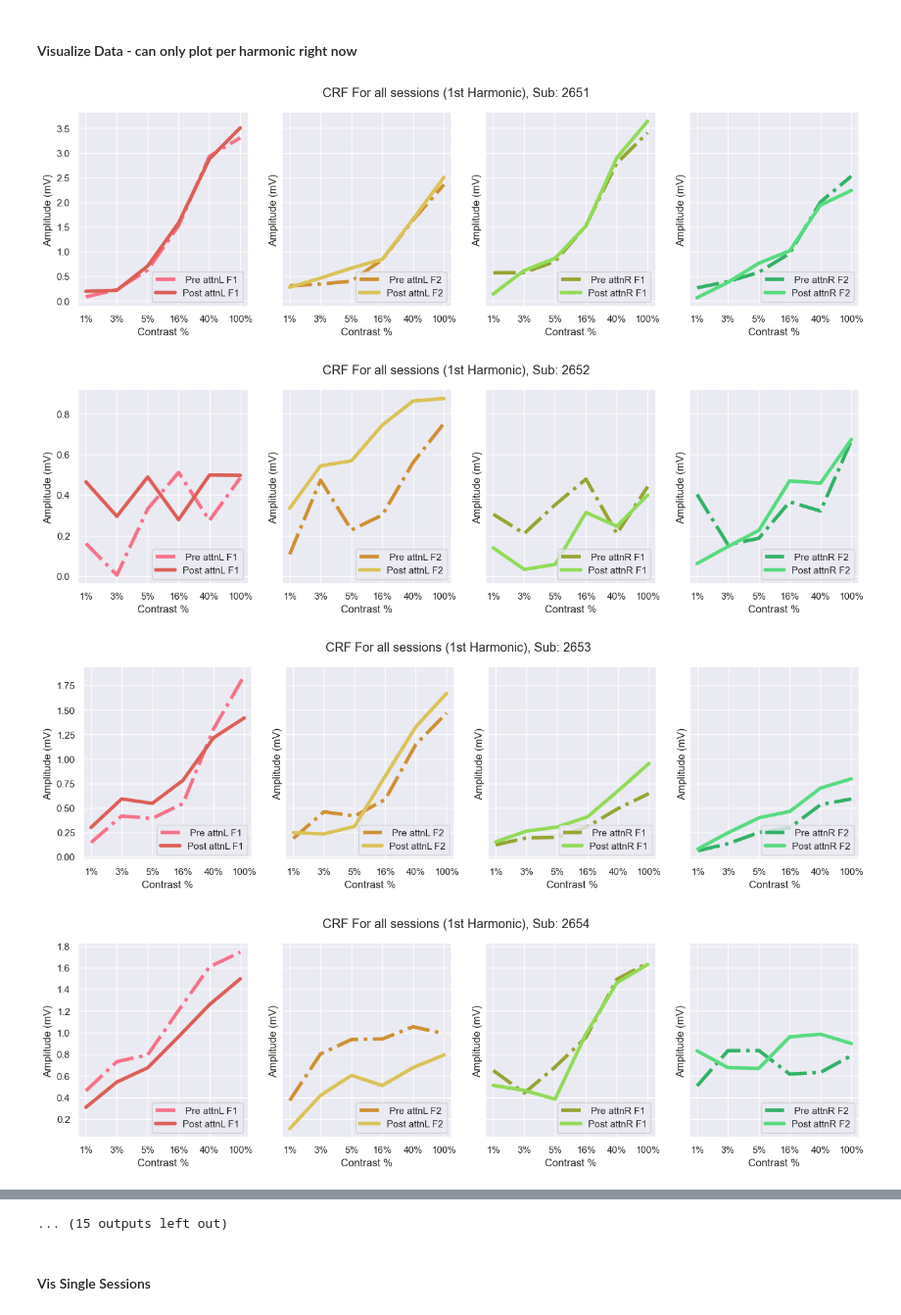
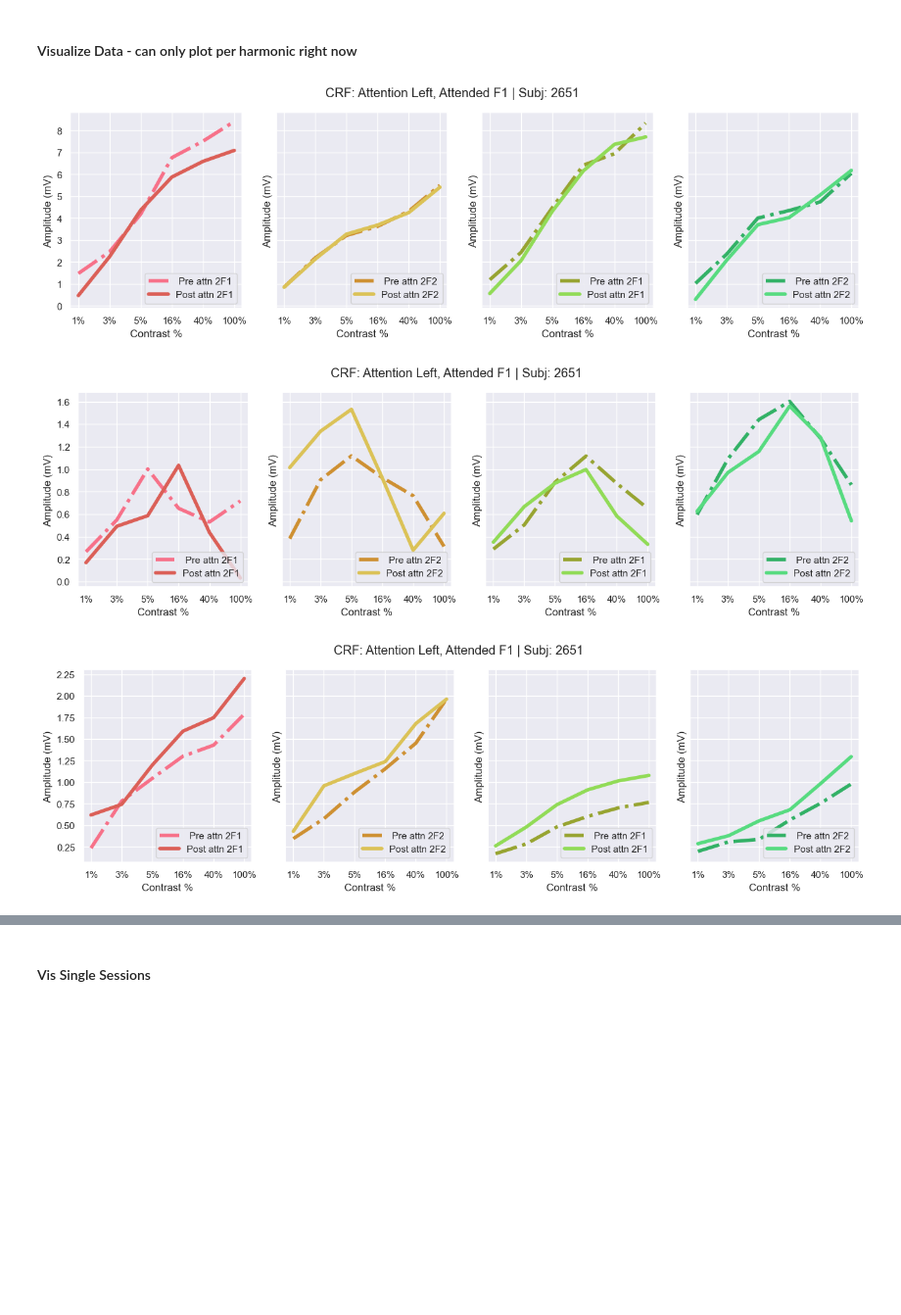
Before and after one commit to PatriciaNL/LTP_analysis, a Jupyter notebook: PythonScripts/ProcessingPipeline/S2_GetCRFs_n_Visulals.ipynb, the cells around one changed output, grey strips where cells are left out. Shown: that part at 98% size. Drawn from its saved outputs; the diff is of its cells as text; code cells hidden in the pictures; blank space fills up the shorter version.

```diff
--- a/PythonScripts/ProcessingPipeline/S2_GetCRFs_n_Visulals.ipynb
+++ b/PythonScripts/ProcessingPipeline/S2_GetCRFs_n_Visulals.ipynb
@@ -180,6 +174,4 @@ for co in range(NumConds):
     avgCRF[co] = {}  # Initialize inner dictionary for data_set_ind
     for i in range(NumSubs):
         dIn = np.array(data_out[co][i])
-        #dIn = np.squeeze(ds[:,0,:]) # this is where we choose what comp to analyze
-        #avgCRF[co][i] = CombineRealImg(dIn,NumBins, NumHarms = 2, rca_roi = 0) # 12 x 2 array
-        avgCRF[co][i] = CombineRealImg(x = dIn,NumHarms = 4,NumBins = 6, rca_roi = 0)
+        avgCRF[co][i] = CombineRealImg(x = dIn,NumHarms = 4,NumBins = 6, rca_roi = 0, KeepHarms = [0,1,2,3])
@@ -265,26 +254,29 @@ Average CRF Saved! :))
 # %%
 sns.set_theme()
 dpi = 150 # img res
 
-HarmInd = NumBins*2
+HarmInd = NumBins
 
-for sub_ind in range(NumSubs):# NumSubs
+for sub_ind in range(3):# NumSubs
     fig, axs = plt.subplots(1,4,figsize = (16,4), sharey = True )
     for c in range(NumConds):
+
+        t_lab = str(dk_labs[c])
+        co_l = t_lab[0:4]
+        harm_l = t_lab[6:]
         ImgName = (f'Sub_{SubName[sub_ind]}_data2F_.png')
-        axs[c].plot(avgCRF[c][sub_ind][0+HarmInd:6+HarmInd,0], label = f' Pre {dk_labs[c]}', color = x[c], linewidth = 4, linestyle = '-.')
-        axs[c].plot(avgCRF[c][sub_ind][0+HarmInd:6+HarmInd,1], label = f'Post {dk_labs[c]}', color = y[c], linewidth = 4)
+        axs[c].plot(avgCRF[c][sub_ind][0+HarmInd:6+HarmInd,0], label = f' Pre {co_l} {harmonic_label[h]}{harm_l}', color = x[c], linewidth = 4, linestyle = '-.')
+        axs[c].plot(avgCRF[c][sub_ind][0+HarmInd:6+HarmInd,1], label = f'Post {co_l} {harmonic_label[h]}{harm_l}', color = y[c], linewidth = 4)
         axs[c].set_xlabel('Contrast %')
         axs[c].set_ylabel('Amplitude (mV)')
         axs[c].legend(loc = 'lower right')
         axs[c].set_xticks(range(len(contrast_levels_labs)))
         axs[c].set_xticklabels(contrast_levels_labs)
-        plt.suptitle(f'CRF For all sessions (1st Harmonic), Sub: {SubName[sub_ind]}')
+        plt.suptitle(f'CRF: {co_lab[h]} | Subj: {SubName[h]}')
         #ImgPath = os.path.join(newPath, ImgName)
         #plt.savefig(ImgPath, dpi = dpi)
     plt.show()
 # %% [output]
-[figure, old version]
+[figure, new version]
-[figure, old version]
+[figure, new version]
-[figure, old version]
+[figure, new version]
-[figure, removed]
@@ -299,4 +283,3 @@ for sub_ind in range(NumSubs):# NumSubs
-... (15 outputs left out)
 # %% [markdown]
 #### Vis Single Sessions
 # %%
```
Also changed, not shown: parts of 12 cells of this notebook, 4 other files.
